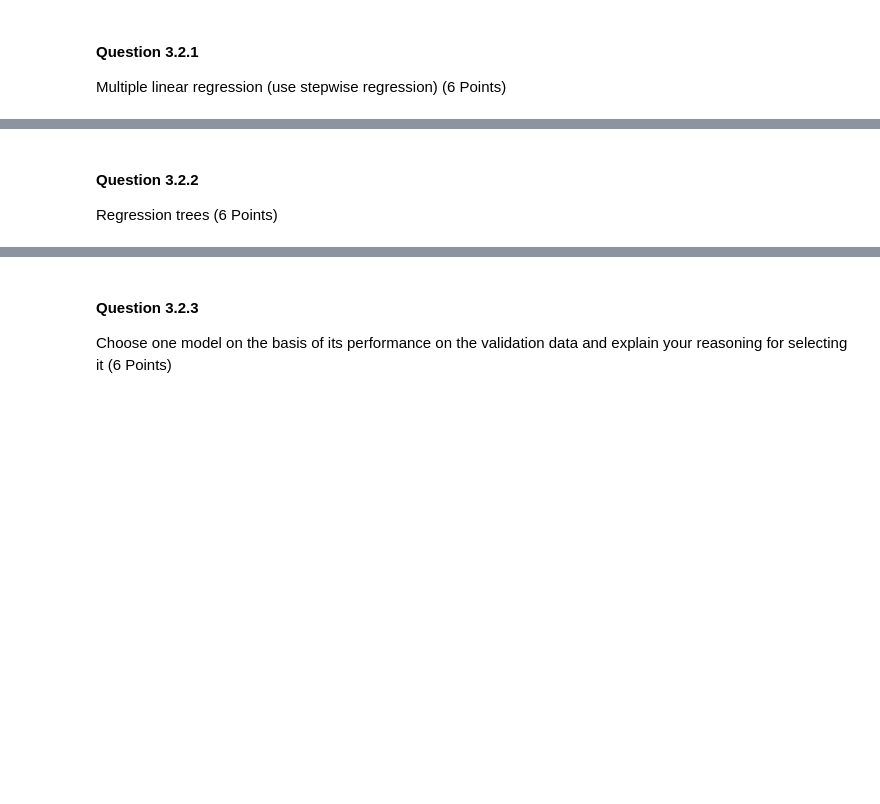
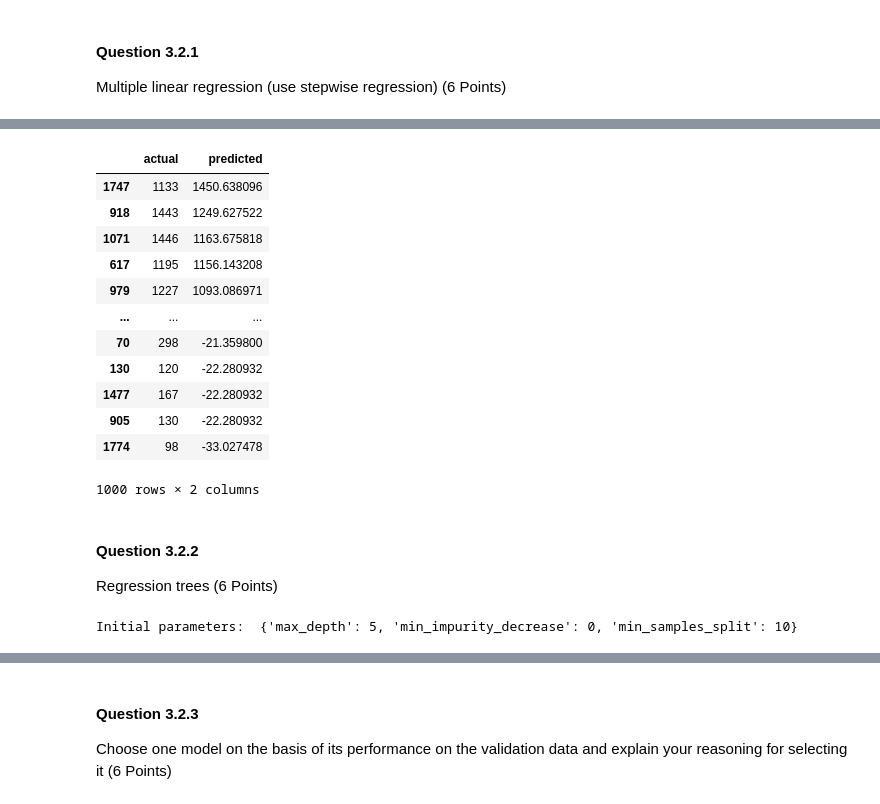
Before and after one commit to zachfreitas/ADS_505_Applied_Data_Sci_for_Business-, a Jupyter notebook: Module_2/Assignment_2/Assignment_2.ipynb, the cells around one changed output, grey strips where cells are left out. Drawn from its saved outputs; the diff is of its cells as text; code cells hidden in the pictures; blank space fills up the shorter version.

```diff
--- a/Module_2/Assignment_2/Assignment_2.ipynb
+++ b/Module_2/Assignment_2/Assignment_2.ipynb
@@ -308,7 +310,7 @@ Develop a model for predicting spending among the purchasers.
 Create subsets of the training and validation sets for only purchasers’ records by filtering for Purchase = 1. (6 Points)
 # %%
 # Select only purchasers
-p_df = ts_df.loc[ts_df['Purchase'] == 1]
+p_df = ts_df_Norm.loc[ts_df_Norm['Purchase'] == 1]
 
 # Partition Data Set into Test Train.
 p_trainData, p_valid_Data = train_test_split(p_df, test_size=0.25, random_state=1)
@@ -323,0 +334,24 @@ Multiple linear regression (use stepwise regression) (6 Points)
+# %%
+# Perform Stepwise Regression
+def train_model(variables):
+  if len(variables) == 0:
+        return None
+  model = LinearRegression()
+  model.fit(train_X[variables], train_y)
+  return model
+
+def score_model(model, variables):
+  if len(variables) == 0:
+    return AIC_score(train_y, [train_y.mean()] * len(train_y), model, df=1)
+  return AIC_score(train_y, model.predict(train_X[variables]), model)
+
+# Select Features to use
+allVariables = train_X.columns
+
+# Perform Stepwise Regression
+best_model, best_variables = stepwise_selection(allVariables, train_model, score_model, verbose=True)
+
+# Show results
+print('\nBest Features:',best_variables)
+# Calulate MAPE
+regressionSummary(valid_y, best_model.predict(valid_X[best_variables]))
@@ -324,3 +379,45 @@ Multiple linear regression (use stepwise regression) (6 Points)
+# %%
+# Save the Predicted Spend
+# prep data
+Norm_X = p_df[best_variables]
+Norm_y = p_df['Spending']
+
+# Predict Prob.
+reg_pred = best_model.predict(Norm_X[best_variables])
+
+# Save Results
+reg_full_result = pd.DataFrame({'actual': Norm_y,
+                                'predicted': best_model.predict(Norm_X[best_variables])})
+
+# Sort and visualize table.
+reg_full_result = reg_full_result.sort_values(by=['predicted'], ascending=False)
+reg_full_result
+# %% [output]
+|  | actual | predicted |
+| 1747 | 1133 | 1450.638096 |
+| 918 | 1443 | 1249.627522 |
+| 1071 | 1446 | 1163.675818 |
+| 617 | 1195 | 1156.143208 |
+| 979 | 1227 | 1093.086971 |
+| ... | ... | ... |
+| 70 | 298 | -21.359800 |
+| 130 | 120 | -22.280932 |
+| 1477 | 167 | -22.280932 |
+| 905 | 130 | -22.280932 |
+| 1774 | 98 | -33.027478 |
+1000 rows × 2 columns
 # %% [markdown]
 #### Question 3.2.2
 Regression trees (6 Points)
+# %%
+# user grid search to find optimized tree
+param_grid = {
+    'max_depth': [1, 2, 3, 4, 5, 10, 15, 20, 25],
+    'min_impurity_decrease': [0, 0.00001, 0.0001, 0.001, 0.005, 0.01],
+    'min_samples_split': [5, 10, 20, 30, 40, 50],
+}
+gridSearch = GridSearchCV(DecisionTreeRegressor(), param_grid, cv=5, n_jobs=-1)
+gridSearch.fit(train_X, train_y)
+print('Initial parameters: ', gridSearch.best_params_)
+# %% [output]
+Initial parameters:  {'max_depth': 5, 'min_impurity_decrease': 0, 'min_samples_split': 10}
```
Also changed, not shown: parts of 14 cells of this notebook.
